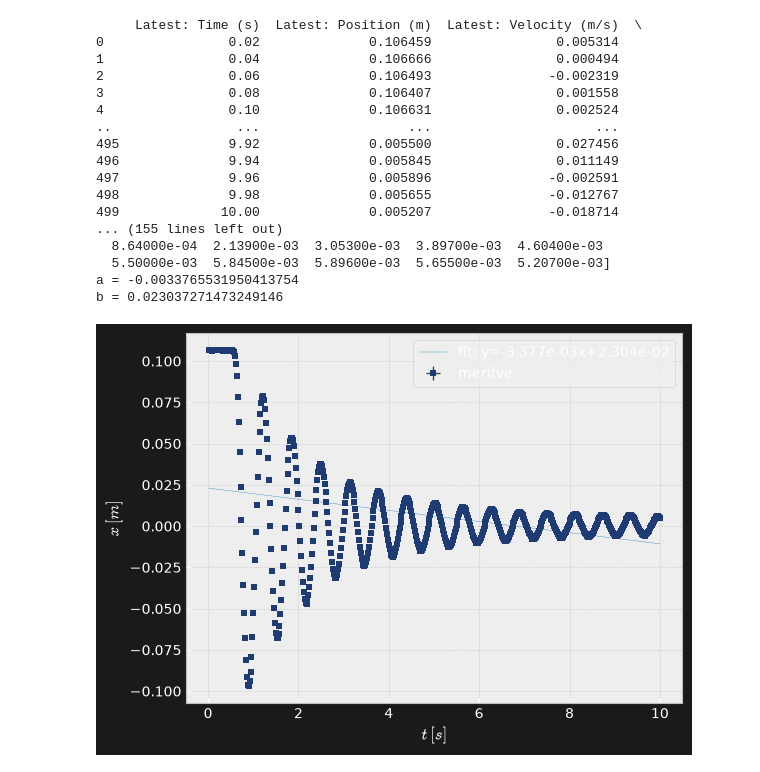
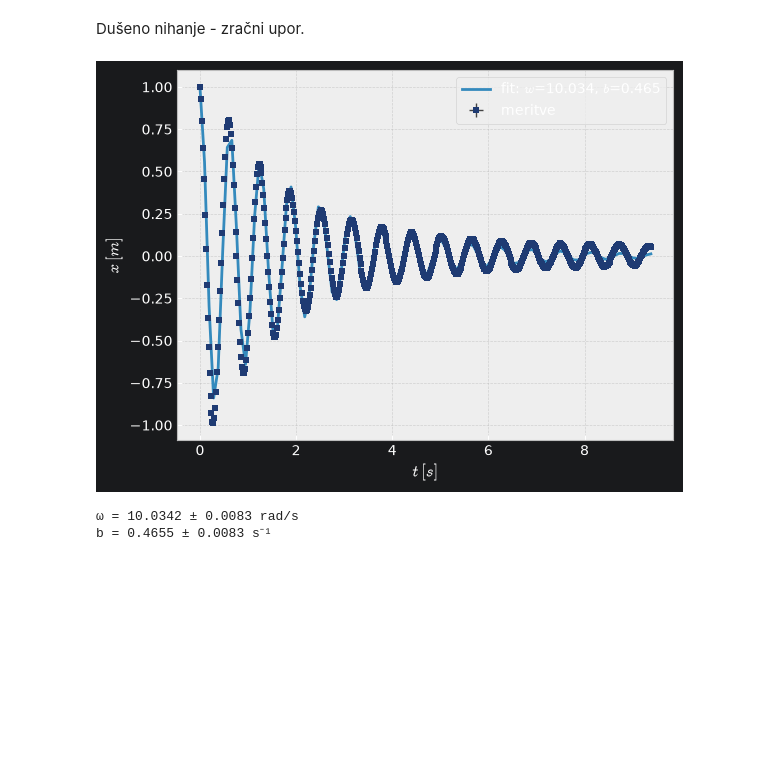
Before and after one commit to tajsobot/FizikalniEksperimenti, a Jupyter notebook: Eksperimenti_3/6/vaja.ipynb, the cells around one changed output. Drawn from its saved outputs; the diff is of its cells as text; code cells hidden in the pictures; blank space fills up the shorter version.

```diff
--- a/Eksperimenti_3/6/vaja.ipynb
+++ b/Eksperimenti_3/6/vaja.ipynb
@@ -1,79 +1,63 @@
+# %% [markdown]
+Dušeno nihanje - zračni upor.
 # %%
 import numpy as np
 import matplotlib.pyplot as plt
 from scipy.optimize import curve_fit
 import pandas as pd
 
-plt.style.use('bmh') #ZELO DOBER PRESET!!!
+plt.style.use('bmh')
 
 df = pd.read_csv("meritve/TajMeritve/Meritev1.csv", delimiter=";", decimal=",")
 
-print(df)
-#PAZI!!! PRVA VRSTA SE NE UPOSTEVA !!!!
 x = df.iloc[:,0].to_numpy()
 y = df.iloc[:,1].to_numpy()
-# y_cal = df.iloc[:,5].to_numpy()
-# x_err = df.iloc[:,2].to_numpy()
-# y_err = df.iloc[:,3].to_numpy()
 
-print(x); print(y);
+cutoff = 0.62
+mask = x >= cutoff
+x = x[mask] - cutoff
+y = y[mask]
 
-# fit function
-def f(x, a, b):
-    return a*x + b
+y = y / np.max(np.abs(y))
+
+def f(t, omega, decay):
+    return np.cos(omega*t) * np.exp(-decay*t)
 
 # Fit
-params, cov = curve_fit(f, x, y)
-a, b = params
+params, cov = curve_fit(f, x, y, p0=[10, 0.1])  # ← initial guesses
+omega, decay = params
 errors = np.sqrt(np.diag(cov))
 
 # Plot
-
-#wow:
 plt.errorbar(
     x, y,
-    yerr=0,
-    xerr=0,
-    fmt='s',  # square markers
-    markersize=4,  # smaller dots
-    color='#1f3b73',  # dark blue (markers + line)
-    ecolor='#444444',  # dark grey error bars
-    elinewidth=1,  # thin error lines
-    capsize=3,  # "T" caps size
-    capthick=1,  # thickness of caps
+    yerr=0, xerr=0,
+    fmt='s',
+    markersize=4,
+    color='#1f3b73',
+    ecolor='#444444',
+    elinewidth=1,
+    capsize=3,
+    capthick=1,
     markeredgewidth=0,
-    linestyle='none',  # no connecting lines
+    linestyle='none',
     label='meritve'
 )
 
 x_fit = np.linspace(min(x), max(x), 100)
-plt.plot(x_fit, f(x_fit, a, b), label=f'fit: y={a:.3e}x+{b:.3e}', linewidth=0.3)
+y_fit = f(x_fit, omega, decay)
+plt.plot(x_fit, y_fit,
+         label=f'fit: $w$={omega:.3f}, $b$={decay:.3f}',
+         linewidth=2)
 
 plt.legend()
 plt.xlabel(r"$t\,[s]$")
 plt.ylabel(r"$x\,[m]$")
 plt.savefig("graf1test.png", dpi=300, bbox_inches='tight')
-
-print("a =", a)
-print("b =", b)
-
-#neke
+plt.show()
+print(f"ω = {omega:.4f} ± {errors[0]:.4f} rad/s")
+print(f"b = {decay:.4f} ± {errors[1]:.4f} s⁻¹")
 # %% [output]
+[figure, new version]
-     Latest: Time (s)  Latest: Position (m)  Latest: Velocity (m/s)  \
-0                0.02              0.106459                0.005314
-1                0.04              0.106666                0.000494
-2                0.06              0.106493               -0.002319
-3                0.08              0.106407                0.001558
-4                0.10              0.106631                0.002524
-..                ...                   ...                     ...
-495              9.92              0.005500                0.027456
-496              9.94              0.005845                0.011149
-497              9.96              0.005896               -0.002591
-498              9.98              0.005655               -0.012767
-499             10.00              0.005207               -0.018714
-... (155 lines left out)
-  8.64000e-04  2.13900e-03  3.05300e-03  3.89700e-03  4.60400e-03
-  5.50000e-03  5.84500e-03  5.89600e-03  5.65500e-03  5.20700e-03]
-a = -0.0033765531950413754
-b = 0.023037271473249146
+ω = 10.0342 ± 0.0083 rad/s
+b = 0.4655 ± 0.0083 s⁻¹
-[figure, old version]
```
Also changed, not shown: parts of 9 cells of this notebook, 3 other files.
